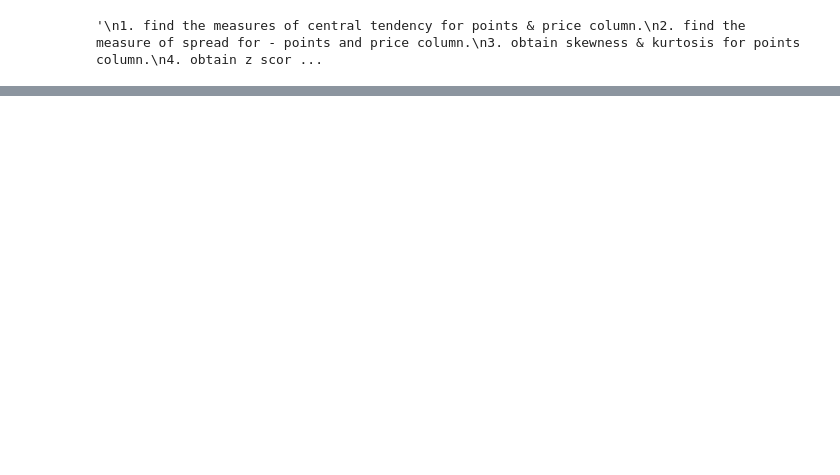
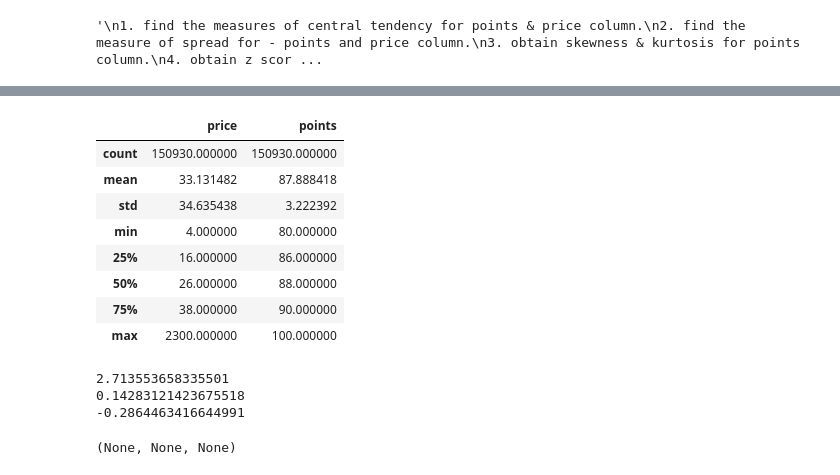
Before and after one commit to Rahulchauhan02/data_analysis, a Jupyter notebook: foundation of statistics/wine_dataset.ipynb, the cells around one changed output, grey strips where cells are left out. Cells and saved outputs as stored; diff of their text form; code cells hidden in the pictures; blank space fills up the shorter version.

Commit message:
foundation of stats

```diff
--- a/foundation of statistics/wine_dataset.ipynb
+++ b/foundation of statistics/wine_dataset.ipynb
@@ -24,0 +114,21 @@ df.head()
+# %%
+df[['price','points']].describe()
+# %% [output]
+|  | price | points |
+| count | 150930.000000 | 150930.000000 |
+| mean | 33.131482 | 87.888418 |
+| std | 34.635438 | 3.222392 |
+| min | 4.000000 | 80.000000 |
+| 25% | 16.000000 | 86.000000 |
+| 50% | 26.000000 | 88.000000 |
+| 75% | 38.000000 | 90.000000 |
+| max | 2300.000000 | 100.000000 |
+# %%
+#obtain skewness & kurtosis for points column.
+from scipy.stats import kurtosis, skew
+print(kurtosis(df.points,fisher=False)),print(skew(df.points)),print(kurtosis(df.points,fisher=True))
+# %% [output]
+2.713553658335501
+0.14283121423675518
+-0.2864463416644991
+(None, None, None)
```
Also changed, not shown: parts of 15 cells of this notebook, 3 other files.
